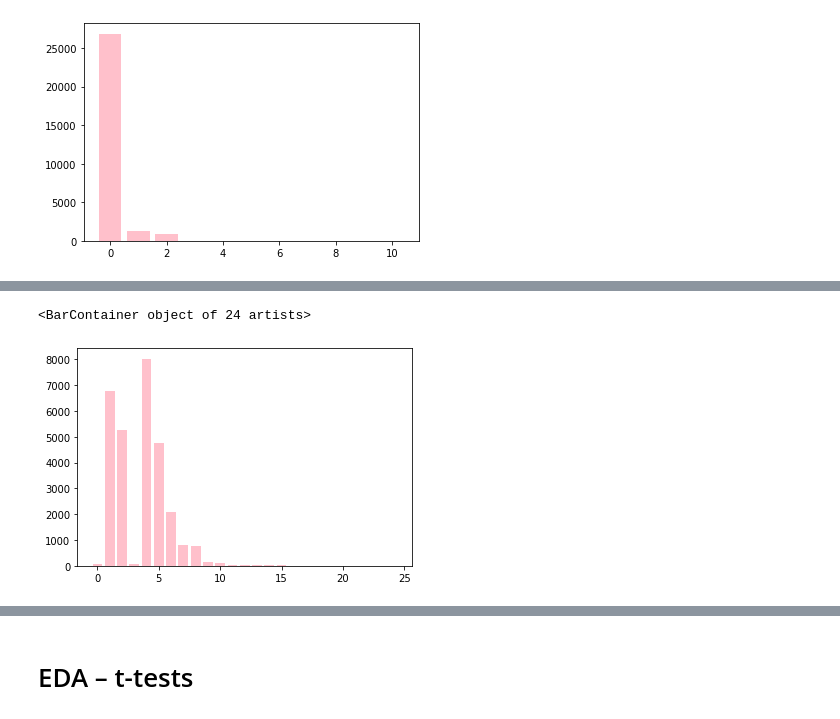
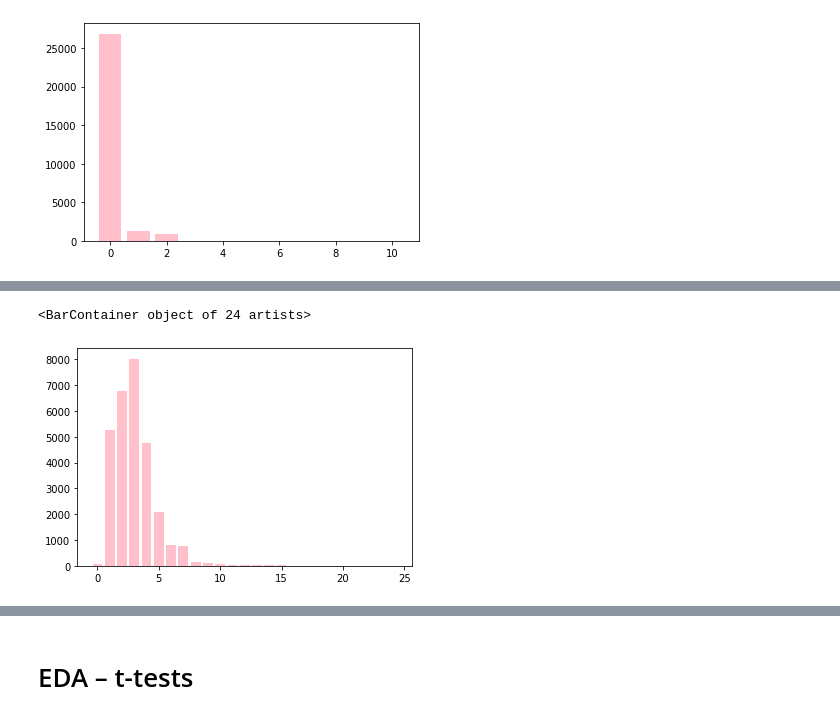
Before and after one commit to karriechou/inf2179-ml-challenge, a Jupyter notebook: KarrieChou_inf2179_ml_challenge_code.ipynb, the cells around one changed output, grey strips where cells are left out. Cells and saved outputs as stored; diff of their text form; code cells hidden in the pictures.

```diff
--- a/KarrieChou_inf2179_ml_challenge_code.ipynb
+++ b/KarrieChou_inf2179_ml_challenge_code.ipynb
@@ -54,5 +54,6 @@ training_data = training_data.drop(["type_of_meal_plan", "room_type_reserved", "
 # Feature engineering
 # %%
 training_data["stay_length"] = training_data["no_of_weekend_nights"] + training_data["no_of_week_nights"]
+training_data["no_of_guests"] = training_data["no_of_children"] + training_data["no_of_adults"]
 # %% [markdown]
 # EDA – plots
@@ -94,7 +99,7 @@ sns.heatmap(adults_vs_children, cmap = "RdPu", annot = True, fmt = ".0f")
 # %%
 stay_length_index = training_data["stay_length"].value_counts().index.tolist()
-stay_length_counts = training_data["stay_length"].value_counts().sort_index(ascending = True)
+stay_length_counts = training_data["stay_length"].value_counts()
 plt.bar(x = stay_length_index, height = stay_length_counts, color ="pink")
 # %% [output]
 <BarContainer object of 24 artists>
-[figure, old version]
+[figure, new version]
```
Also changed, not shown: parts of 10 cells of this notebook.
